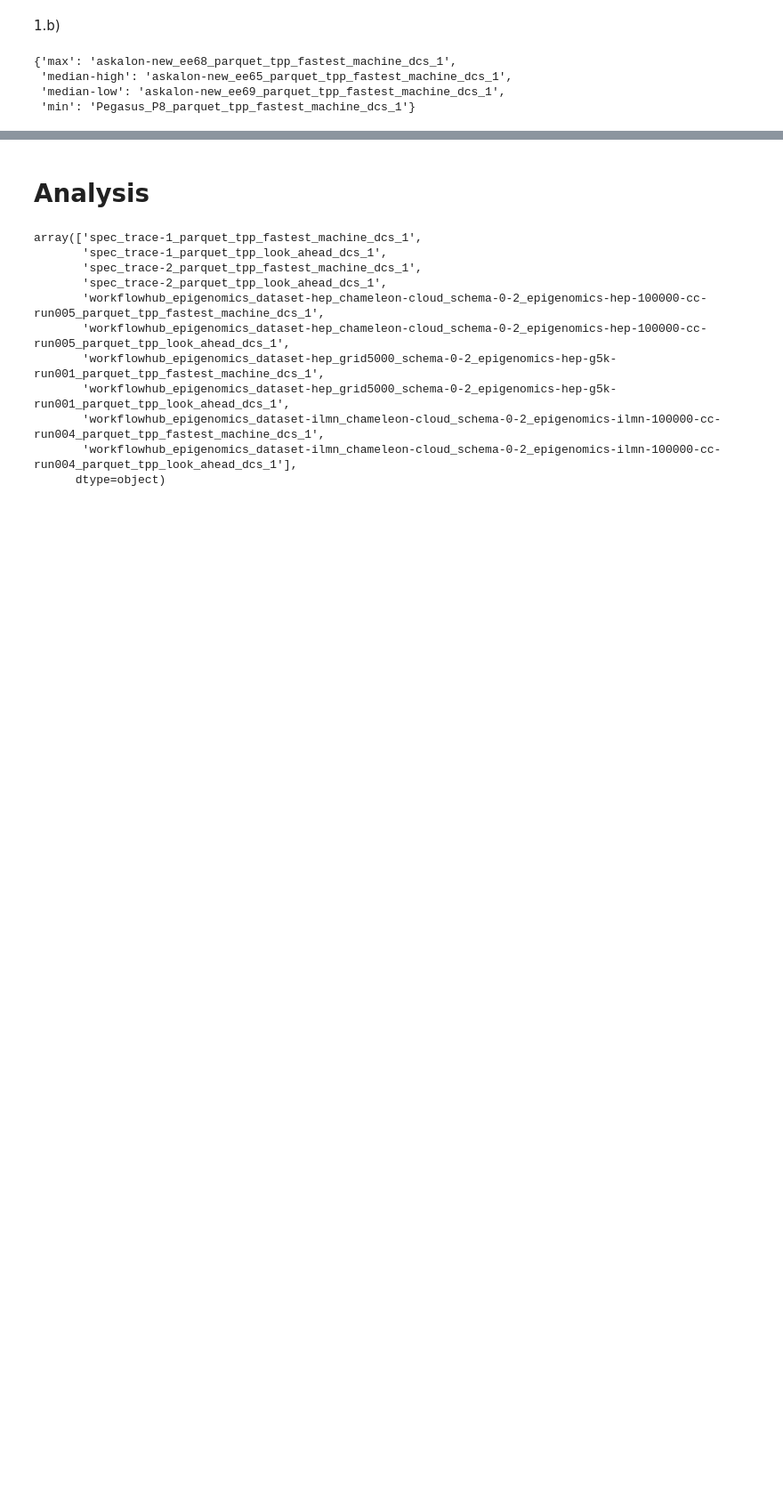
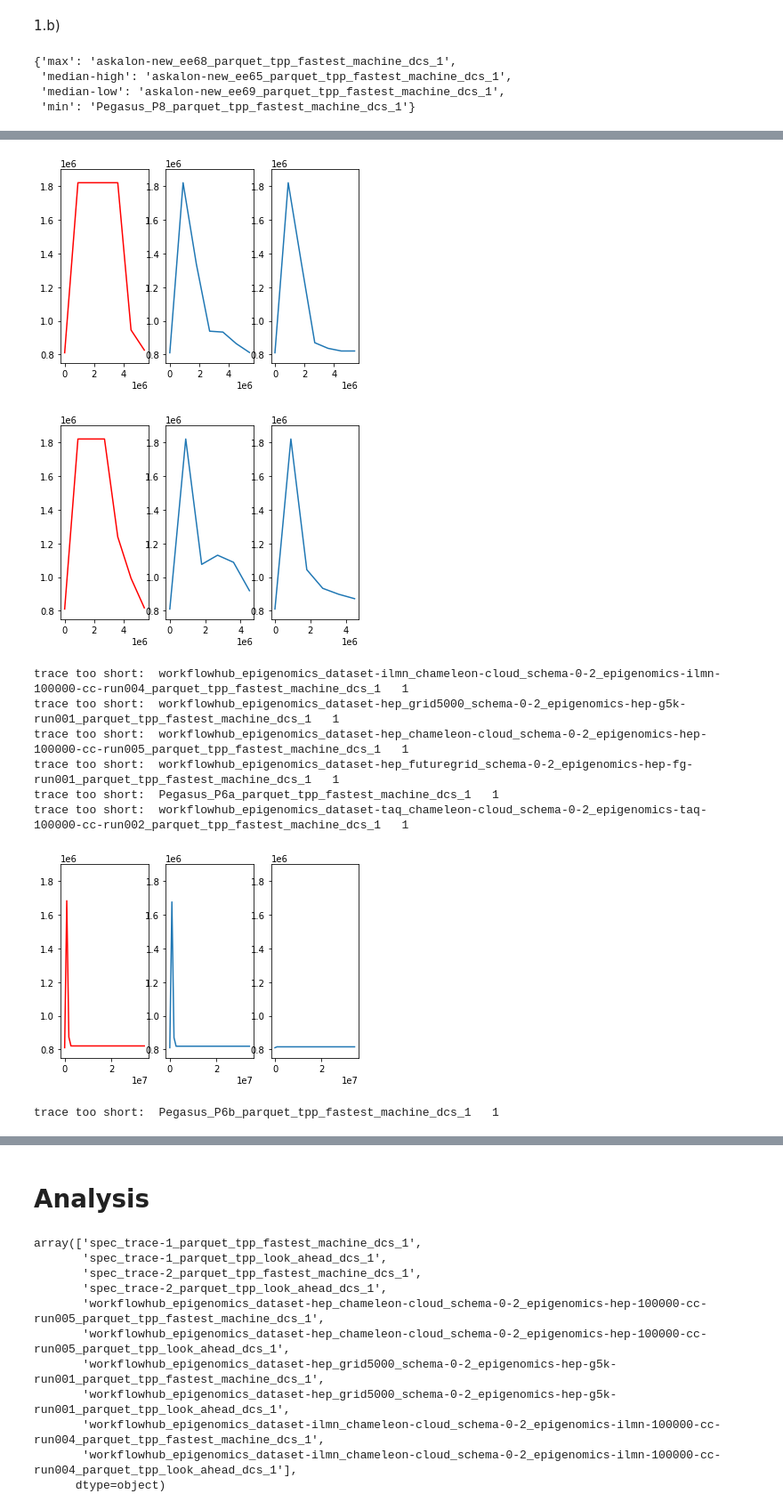
Before and after one commit to Raiduy/gdc-energy-efficiency-analysis, a Jupyter notebook: experiment_result_processing.ipynb, the cells around one changed output, grey strips where cells are left out. Shown at 89% size. Drawn from its saved outputs; the diff is of its cells as text; code cells hidden in the pictures; blank space fills up the shorter version.

```diff
--- a/experiment_result_processing.ipynb
+++ b/experiment_result_processing.ipynb
@@ -349,0 +396,42 @@ trace too short:  Pegasus_P6b_parquet_tpp_fastest_machine_dcs_1   1
+# %%
+vs_graph_counter = 0
+for i in range(len(utilization_candidates_fmp)):
+    if vs_graph_counter > 6:
+        break
+    lah_name_dc_1 = utilization_candidates_fmp.iloc[i]['trace_name']
+    lah_name_dc_2 = utilization_candidates_fmp.iloc[i]['trace_name'][:-1] + '2'
+
+    lah_env_dc_1 = create_env_dataframe(path_ex1, lah_name_dc_1)
+    lah_env_dc_2 = create_env_dataframe(path_ex1, lah_name_dc_2)
+
+    # fmp_env['it_power_total']
+
+    # plot fmp and lah it power total
+    if len(lah_env_dc_1) > 2:
+        fig, (ax, ax1, ax2) = plt.subplots(1, 3)
+        ax.plot(lah_env_dc_1['timestamp'], lah_env_dc_1['it_power_total'], color='red', label='LAH')
+        ax1.plot(lah_env_dc_2[lah_env_dc_2['host_id'] == '0-0']['timestamp'], lah_env_dc_2[lah_env_dc_2['host_id'] == '0-0']['it_power_total'])
+        ax2.plot(lah_env_dc_2[lah_env_dc_2['host_id'] == '1-1']['timestamp'], lah_env_dc_2[lah_env_dc_2['host_id'] == '1-1']['it_power_total'])
+        # ax.set_title('IT power consumption for trace: ' + lah_name[:-1]
+        #               + '\nAverage power consumption: ' + utilization_candidates_lah.iloc[i]['AvgResourceUsage'].astype(str))
+        # ax.set_xlabel('Time [s]')
+        # ax.set_ylabel('Power [J]')
+        # ax.legend()
+        ax.set_ylim(750000, 1900000)
+        ax1.set_ylim(750000, 1900000)
+        ax2.set_ylim(750000, 1900000)
+        plt.show()
+        vs_graph_counter += 1
+    else:
+        print('trace too short: ', lah_name_dc_1, ' ', len(lah_env_dc_1))
+# %% [output]
+[figure, added]
+[figure, added]
+trace too short:  workflowhub_epigenomics_dataset-ilmn_chameleon-cloud_schema-0-2_epigenomics-ilmn-100000-cc-run004_parquet_tpp_fastest_machine_dcs_1   1
+trace too short:  workflowhub_epigenomics_dataset-hep_grid5000_schema-0-2_epigenomics-hep-g5k-run001_parquet_tpp_fastest_machine_dcs_1   1
+trace too short:  workflowhub_epigenomics_dataset-hep_chameleon-cloud_schema-0-2_epigenomics-hep-100000-cc-run005_parquet_tpp_fastest_machine_dcs_1   1
+trace too short:  workflowhub_epigenomics_dataset-hep_futuregrid_schema-0-2_epigenomics-hep-fg-run001_parquet_tpp_fastest_machine_dcs_1   1
+trace too short:  Pegasus_P6a_parquet_tpp_fastest_machine_dcs_1   1
+trace too short:  workflowhub_epigenomics_dataset-taq_chameleon-cloud_schema-0-2_epigenomics-taq-100000-cc-run002_parquet_tpp_fastest_machine_dcs_1   1
+[figure, added]
+trace too short:  Pegasus_P6b_parquet_tpp_fastest_machine_dcs_1   1
```
Also changed, not shown: parts of 4 cells of this notebook.
